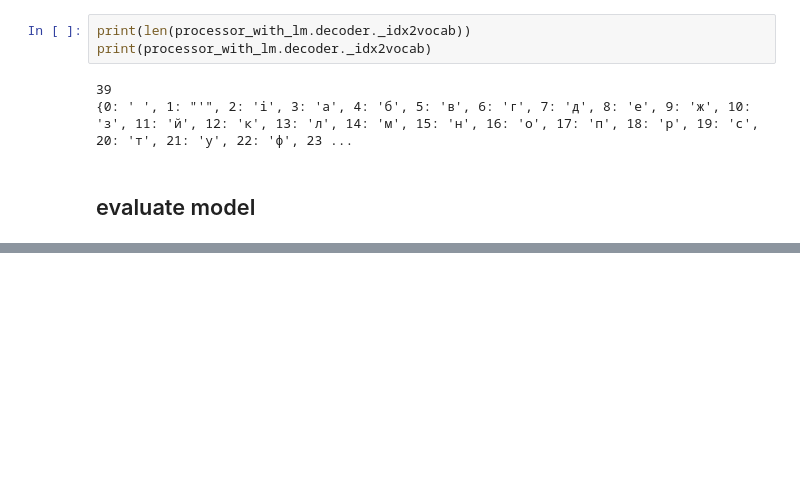
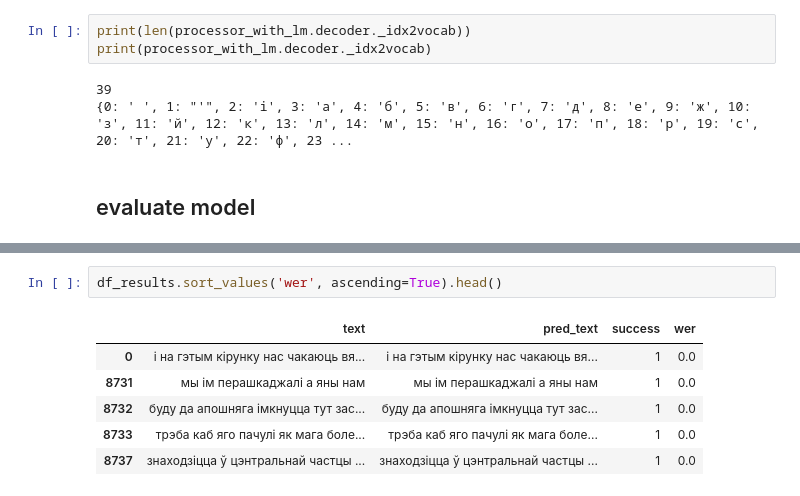
Before and after one commit to navalnica/wav2vec2-belarusian, a Jupyter notebook: evaluate_am_with_lm.ipynb, the cells around one changed output, grey strips where cells are left out. Drawn from its saved outputs; the diff is of its cells as text; blank space fills up the shorter version.

```diff
--- a/evaluate_am_with_lm.ipynb
+++ b/evaluate_am_with_lm.ipynb
@@ -267,0 +229,9 @@ Rate of fully recognized clips from Test set: 0.388
+# %%
+df_results.sort_values('wer', ascending=True).head()
+# %% [output]
+|  | text | pred_text | success | wer |
+| 0 | і на гэтым кірунку нас чакаюць вя... | і на гэтым кірунку нас чакаюць вя... | 1 | 0.0 |
+| 8731 | мы ім перашкаджалі а яны нам | мы ім перашкаджалі а яны нам | 1 | 0.0 |
+| 8732 | буду да апошняга імкнуцца тут зас... | буду да апошняга імкнуцца тут зас... | 1 | 0.0 |
+| 8733 | трэба каб яго пачулі як мага боле... | трэба каб яго пачулі як мага боле... | 1 | 0.0 |
+| 8737 | знаходзіцца ў цэнтральнай частцы ... | знаходзіцца ў цэнтральнай частцы ... | 1 | 0.0 |
```
Also changed, not shown: parts of 39 cells of this notebook.
